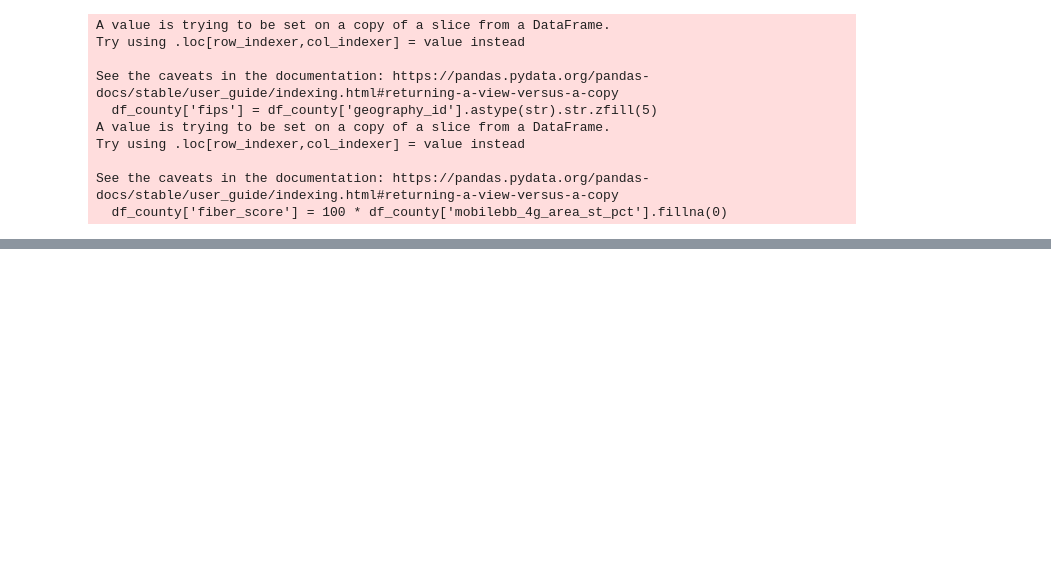
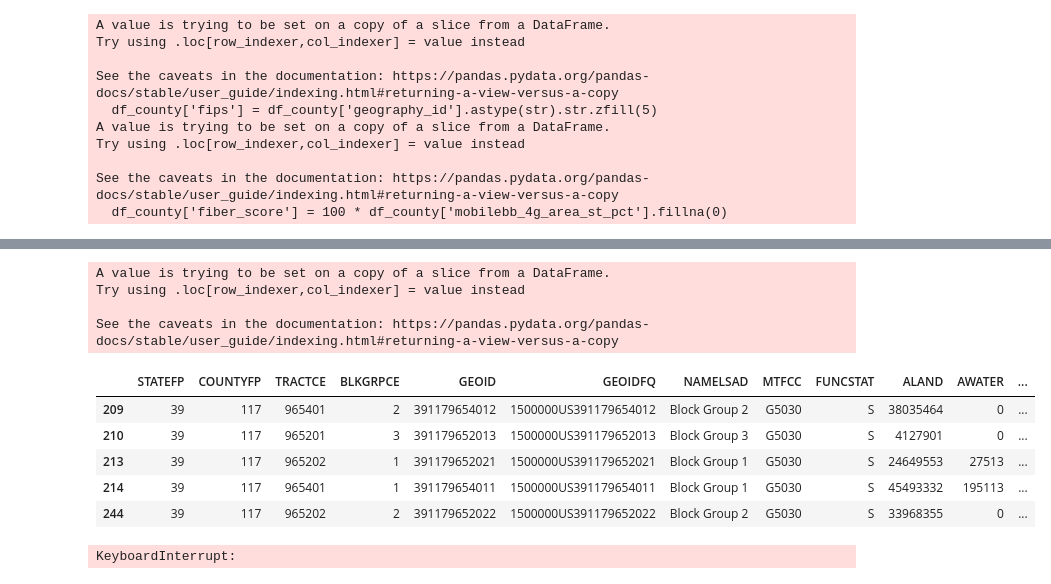
Before and after one commit to bogey12/Driftnet-Frontend, a Jupyter notebook: test.ipynb, the cells around one changed output, grey strips where cells are left out. Saved outputs shown, nothing was run; the diff lists cells and outputs as text; code cells hidden in the pictures; blank space fills up the shorter version.

```diff
--- a/test.ipynb
+++ b/test.ipynb
@@ -152,0 +215,27 @@ df_master.head()
+# %%
+def gen_random_data(df, col_name):
+    df[col_name] = 100 * np.random.rand(len(df))
+    return df
+
+gdf = gen_random_data(gdf, "water_score")
+gdf = gen_random_data(gdf, "land_score")
+gdf = gen_random_data(gdf, "zoning_score")
+gdf = gen_random_data(gdf, "fiber_score")
+gdf = gen_random_data(gdf, "power_score")
+# %%
+import numpy as np
+columbus_fips = ["39049", "39041", "39117", "39089", "39129"]
+columb_gdf = gdf[gdf["statecounty_fips"].isin(columbus_fips)]
+columb_gdf["Test_value"] = 100 * np.random.rand(len(columb_gdf))
+columb_gdf.head()
+# %% [output]
+A value is trying to be set on a copy of a slice from a DataFrame.
+Try using .loc[row_indexer,col_indexer] = value instead
+
+See the caveats in the documentation: https://pandas.pydata.org/pandas-docs/stable/user_guide/indexing.html#returning-a-view-versus-a-copy
+|  | STATEFP | COUNTYFP | TRACTCE | BLKGRPCE | GEOID | GEOIDFQ | NAMELSAD | MTFCC | FUNCSTAT | ALAND | AWATER | ... |
+| 209 | 39 | 117 | 965401 | 2 | 391179654012 | 1500000US391179654012 | Block Group 2 | G5030 | S | 38035464 | 0 | ... |
+| 210 | 39 | 117 | 965201 | 3 | 391179652013 | 1500000US391179652013 | Block Group 3 | G5030 | S | 4127901 | 0 | ... |
+| 213 | 39 | 117 | 965202 | 1 | 391179652021 | 1500000US391179652021 | Block Group 1 | G5030 | S | 24649553 | 27513 | ... |
+| 214 | 39 | 117 | 965401 | 1 | 391179654011 | 1500000US391179654011 | Block Group 1 | G5030 | S | 45493332 | 195113 | ... |
+| 244 | 39 | 117 | 965202 | 2 | 391179652022 | 1500000US391179652022 | Block Group 2 | G5030 | S | 33968355 | 0 | ... |
@@ -152,0 +246,27 @@ df_master.head()
+# %%
+import plotly.express as px
+
+# Project to EPSG:3857 for correct centroid calculation
+columb_gdf_proj = columb_gdf.to_crs(epsg=3857)
+
+# Use projected centroid and convert back to EPSG:4326
+center = {
+    "lat": columb_gdf_proj.geometry.centroid.to_crs(epsg=4326).y.mean(),
+    "lon": columb_gdf_proj.geometry.centroid.to_crs(epsg=4326).x.mean()
+}
+
+# Use new choropleth_map function
+fig = px.choropleth_map(
+    columb_gdf,
+    geojson=columb_gdf.__geo_interface__,
+    locations=columb_gdf.index,
+    color="Test_value",
+    zoom=9,
+    center=center,
+    opacity=0.6
+)
+
+fig.update_layout(margin={"r":0,"t":30,"l":0,"b":0})
+fig.show()
+# %% [output]
+KeyboardInterrupt:
```
Also changed, not shown: parts of 3 cells of this notebook, 4 other files.
